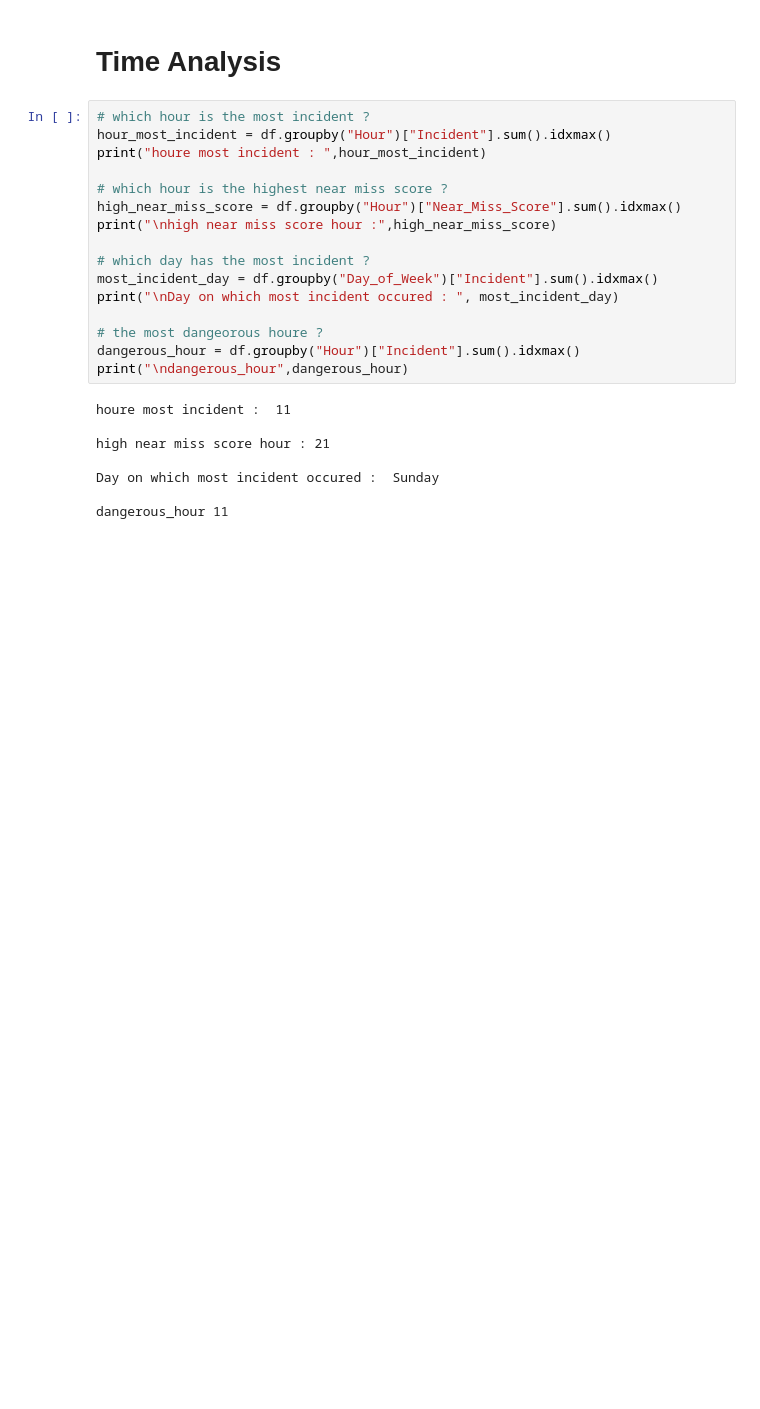
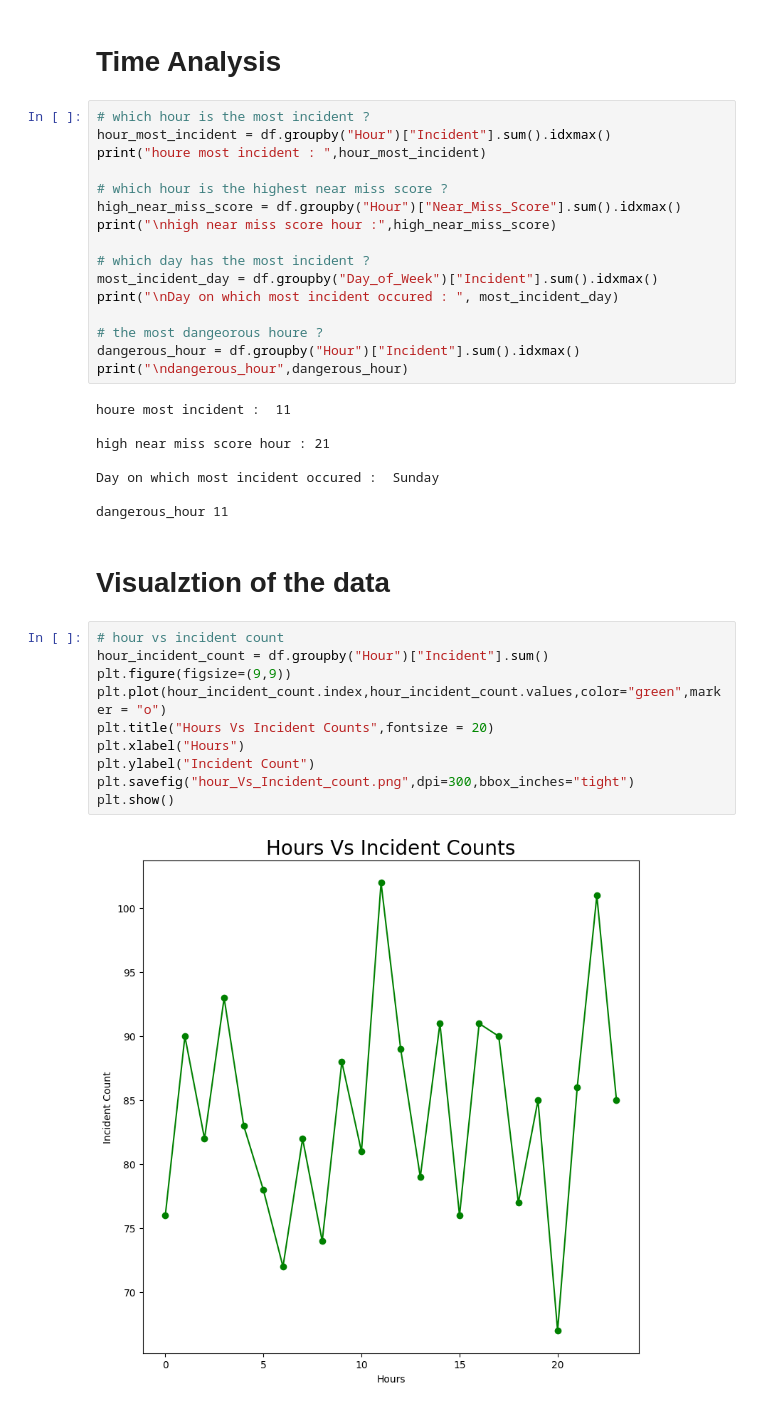
Before and after one commit to Engr-Jawad/Data-Science-Projects, a Jupyter notebook: Urban-Road-Safety-Near-Miss-Analysis/data_cleaning.ipynb, the cells around one changed output. Saved outputs shown, nothing was run; the diff lists cells and outputs as text; blank space fills up the shorter version.

Commit message:
hours vs incident count data visulaization

```diff
--- a/Urban-Road-Safety-Near-Miss-Analysis/data_cleaning.ipynb
+++ b/Urban-Road-Safety-Near-Miss-Analysis/data_cleaning.ipynb
@@ -188,3 +188,17 @@ high near miss score hour : 21
 Day on which most incident occured :  Sunday
 
 dangerous_hour 11
+# %% [markdown]
+# Visualztion of the data
+# %%
+# hour vs incident count
+hour_incident_count = df.groupby("Hour")["Incident"].sum()
+plt.figure(figsize=(9,9))
+plt.plot(hour_incident_count.index,hour_incident_count.values,color="green",marker = "o")
+plt.title("Hours Vs Incident Counts",fontsize = 20)
+plt.xlabel("Hours")
+plt.ylabel("Incident Count")
+plt.savefig("hour_Vs_Incident_count.png",dpi=300,bbox_inches="tight")
+plt.show()
+# %% [output]
+[figure, added]
```
Also changed, not shown: 1 other file.
